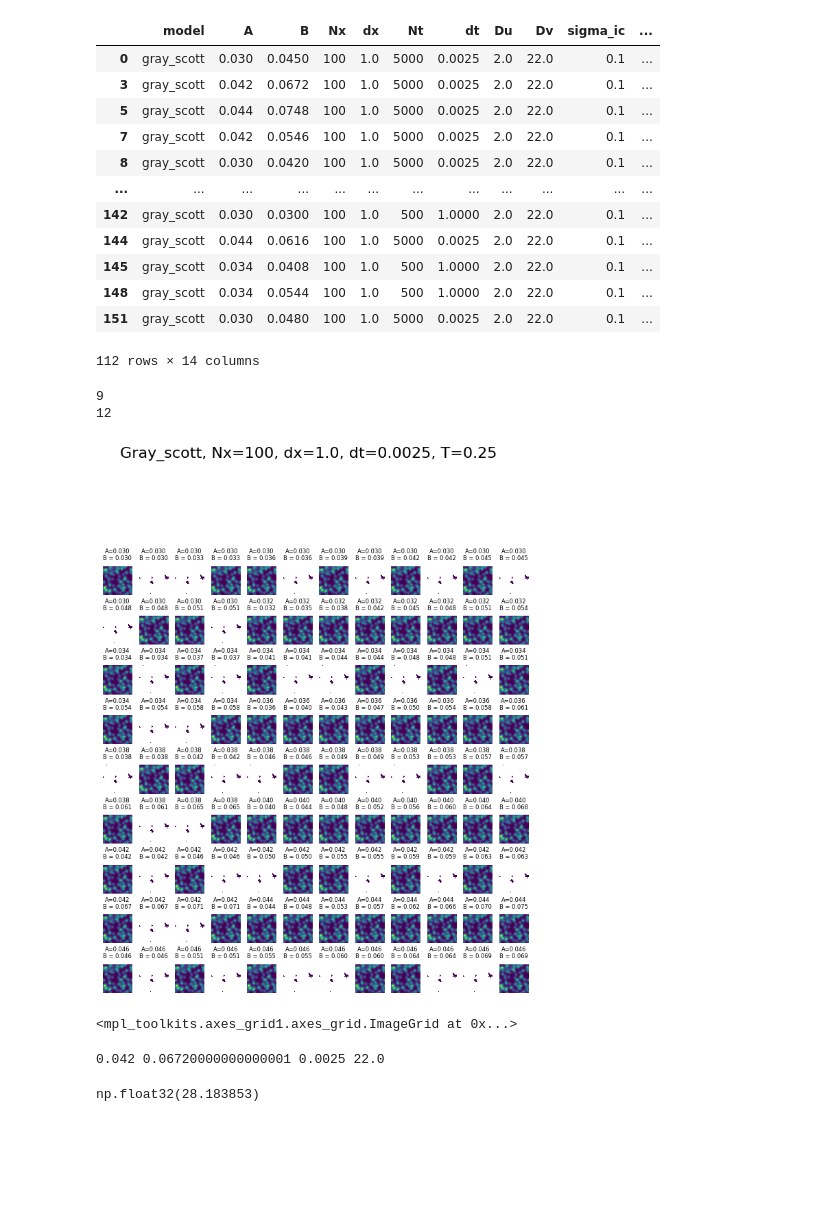
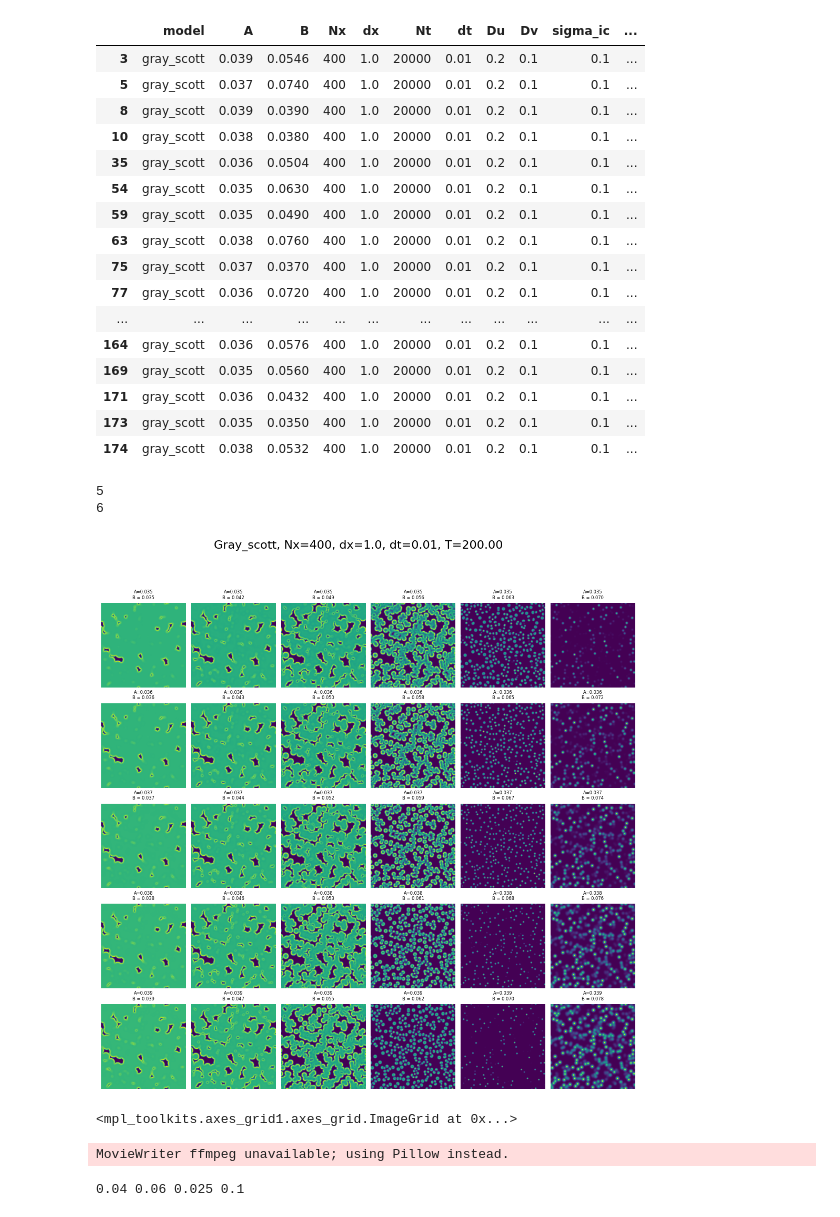
Before and after one commit to valentinvogt/pde-solvers-cuda, a Jupyter notebook: analysis/db.ipynb, the cells around one changed output. Saved outputs shown, nothing was run; the diff lists cells and outputs as text; code cells hidden in the pictures; blank space fills up the shorter version.

```diff
--- a/analysis/db.ipynb
+++ b/analysis/db.ipynb
@@ -39,20 +40,25 @@ array(['gs_vary_ab', 'gs_vary_ab_dt_1'], dtype=object)
 # %%
-df = df[df["run_id"] ==
+df = df0.copy()
+df = df[(df["run_id"] == 'gs_vary_ab_next')]
 df
 # %% [output]
 |  | model | A | B | Nx | dx | Nt | dt | Du | Dv | sigma_ic | ... |
-| 0 | gray_scott | 0.030 | 0.0450 | 100 | 1.0 | 5000 | 0.0025 | 2.0 | 22.0 | 0.1 | ... |
-| 3 | gray_scott | 0.042 | 0.0672 | 100 | 1.0 | 5000 | 0.0025 | 2.0 | 22.0 | 0.1 | ... |
-| 5 | gray_scott | 0.044 | 0.0748 | 100 | 1.0 | 5000 | 0.0025 | 2.0 | 22.0 | 0.1 | ... |
-| 7 | gray_scott | 0.042 | 0.0546 | 100 | 1.0 | 5000 | 0.0025 | 2.0 | 22.0 | 0.1 | ... |
-| 8 | gray_scott | 0.030 | 0.0420 | 100 | 1.0 | 5000 | 0.0025 | 2.0 | 22.0 | 0.1 | ... |
+| 3 | gray_scott | 0.039 | 0.0546 | 400 | 1.0 | 20000 | 0.01 | 0.2 | 0.1 | 0.1 | ... |
+| 5 | gray_scott | 0.037 | 0.0740 | 400 | 1.0 | 20000 | 0.01 | 0.2 | 0.1 | 0.1 | ... |
+| 8 | gray_scott | 0.039 | 0.0390 | 400 | 1.0 | 20000 | 0.01 | 0.2 | 0.1 | 0.1 | ... |
+| 10 | gray_scott | 0.038 | 0.0380 | 400 | 1.0 | 20000 | 0.01 | 0.2 | 0.1 | 0.1 | ... |
+| 35 | gray_scott | 0.036 | 0.0504 | 400 | 1.0 | 20000 | 0.01 | 0.2 | 0.1 | 0.1 | ... |
+| 54 | gray_scott | 0.035 | 0.0630 | 400 | 1.0 | 20000 | 0.01 | 0.2 | 0.1 | 0.1 | ... |
+| 59 | gray_scott | 0.035 | 0.0490 | 400 | 1.0 | 20000 | 0.01 | 0.2 | 0.1 | 0.1 | ... |
+| 63 | gray_scott | 0.038 | 0.0760 | 400 | 1.0 | 20000 | 0.01 | 0.2 | 0.1 | 0.1 | ... |
+| 75 | gray_scott | 0.037 | 0.0370 | 400 | 1.0 | 20000 | 0.01 | 0.2 | 0.1 | 0.1 | ... |
+| 77 | gray_scott | 0.036 | 0.0720 | 400 | 1.0 | 20000 | 0.01 | 0.2 | 0.1 | 0.1 | ... |
 | ... | ... | ... | ... | ... | ... | ... | ... | ... | ... | ... | ... |
-| 142 | gray_scott | 0.030 | 0.0300 | 100 | 1.0 | 500 | 1.0000 | 2.0 | 22.0 | 0.1 | ... |
-| 144 | gray_scott | 0.044 | 0.0616 | 100 | 1.0 | 5000 | 0.0025 | 2.0 | 22.0 | 0.1 | ... |
-| 145 | gray_scott | 0.034 | 0.0408 | 100 | 1.0 | 500 | 1.0000 | 2.0 | 22.0 | 0.1 | ... |
-| 148 | gray_scott | 0.034 | 0.0544 | 100 | 1.0 | 500 | 1.0000 | 2.0 | 22.0 | 0.1 | ... |
-| 151 | gray_scott | 0.030 | 0.0480 | 100 | 1.0 | 5000 | 0.0025 | 2.0 | 22.0 | 0.1 | ... |
+| 164 | gray_scott | 0.036 | 0.0576 | 400 | 1.0 | 20000 | 0.01 | 0.2 | 0.1 | 0.1 | ... |
+| 169 | gray_scott | 0.035 | 0.0560 | 400 | 1.0 | 20000 | 0.01 | 0.2 | 0.1 | 0.1 | ... |
+| 171 | gray_scott | 0.036 | 0.0432 | 400 | 1.0 | 20000 | 0.01 | 0.2 | 0.1 | 0.1 | ... |
+| 173 | gray_scott | 0.035 | 0.0350 | 400 | 1.0 | 20000 | 0.01 | 0.2 | 0.1 | 0.1 | ... |
+| 174 | gray_scott | 0.038 | 0.0532 | 400 | 1.0 | 20000 | 0.01 | 0.2 | 0.1 | 0.1 | ... |
-112 rows × 14 columns
 # %%
 def ab_grid(
     df, component_idx=0, frame=-1, sigdigits=2, var1="A", var2="B", file="", an=False
@@ -65,7 +71,7 @@ def ab_grid(
     print(A_count)
     B_count = int(len(df) / A_count)
     print(B_count)
-    fig = plt.figure(figsize=(8, 10))
+    fig = plt.figure(figsize=(15, 12))
     grid = ImageGrid(fig, 111, nrows_ncols=(A_count, B_count), axes_pad=(0.1, 0.3))
 
     ims = []
@@ -95,16 +101,16 @@ def ab_grid(
     )
 
     if file != "":
-        plt.savefig(file, dpi=100)
+        plt.savefig(file, dpi=500)
     if not an:
         plt.show()
     return grid
 # %%
-ab_grid(df, 1, frame=2, sigdigits=3, var1="A", var2="B")
+ab_grid(df, 1, frame=-1, sigdigits=3, var1="A", var2="B", file="gray_scott_ab")
 # %% [output]
-9
-12
+5
+6
-[figure, old version]
+[figure, new version]
 <mpl_toolkits.axes_grid1.axes_grid.ImageGrid at 0x...>
 # %%
 def snapshot_grid(df, column, component_idx=0, n_images=5, sigdigits=2):
@@ -179,14 +185,12 @@ def make_animation(data, param, out_dir):
     ani.save(out_name, writer="ffmpeg", dpi=150)
     plt.close(fig)
 # %%
-row = df.iloc[1]
+
+row = df.iloc[0]
 print(row['A'], row['B'], row['dt'], row['Dv'])
 ds = nc.Dataset(row["filename"])
 data = ds.variables["data"][:]
 make_animation(data, "test", output_dir)
 # %% [output]
-0.042 0.06720000000000001 0.0025 22.0
+MovieWriter ffmpeg unavailable; using Pillow instead.
+0.04 0.06 0.025 0.1
-# %%
-np.sum(data[0, -1, :, 1::2])
-# %% [output]
-np.float32(28.183853)
```
Also changed, not shown: parts of 5 cells of this notebook, 8 other files.
